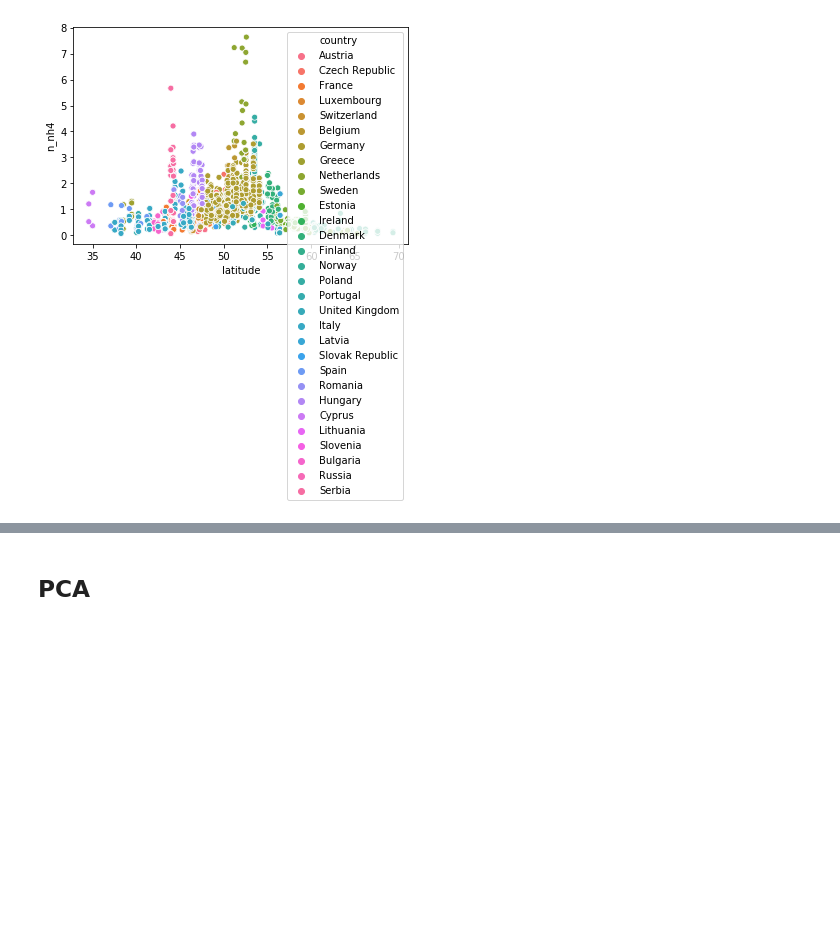
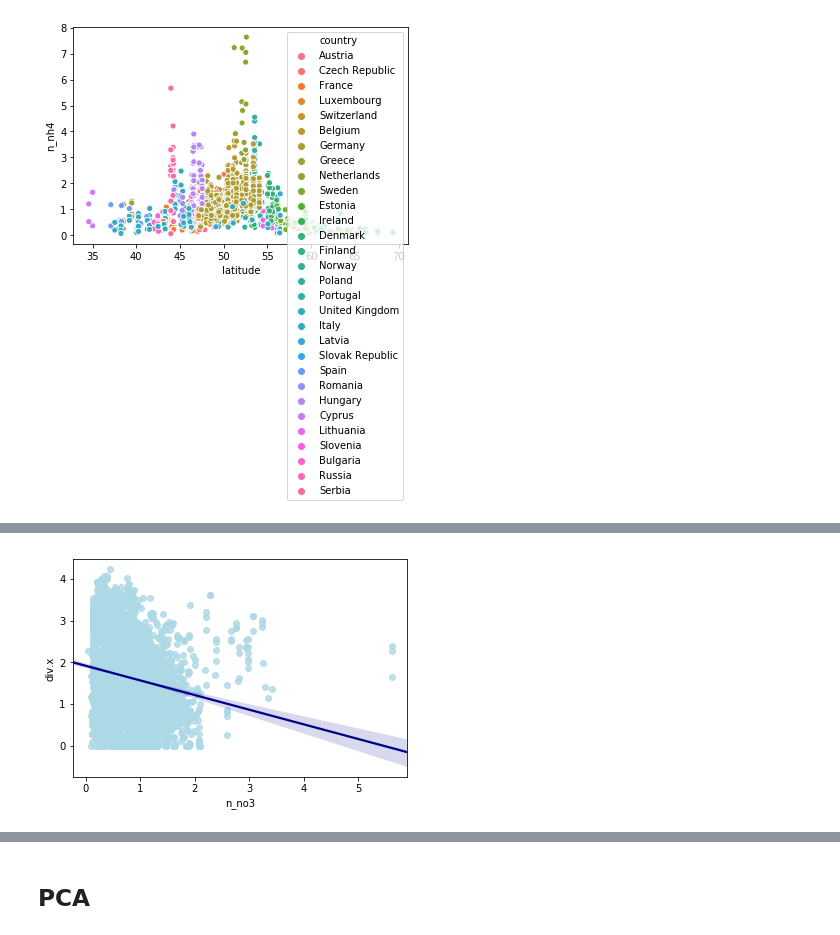
Before and after one commit to JWeld/summerschool, a Jupyter notebook: notebook_project.ipynb, the cells around one changed output, grey strips where cells are left out. Drawn from its saved outputs; the diff is of its cells as text; code cells hidden in the pictures; blank space fills up the shorter version.

```diff
--- a/notebook_project.ipynb
+++ b/notebook_project.ipynb
@@ -82,0 +90,7 @@ sns.scatterplot(x='latitude', y='n_nh4', hue='country', data=df);
+# %%
+ax = sns.regplot(x="n_no3", y="div.x", data=df,
+                 scatter_kws={"color": "lightblue"}, line_kws={"color": "darkblue"})
+
+plt.show()
+# %% [output]
+[figure, added]
```
Also changed, not shown: parts of 14 cells of this notebook.
